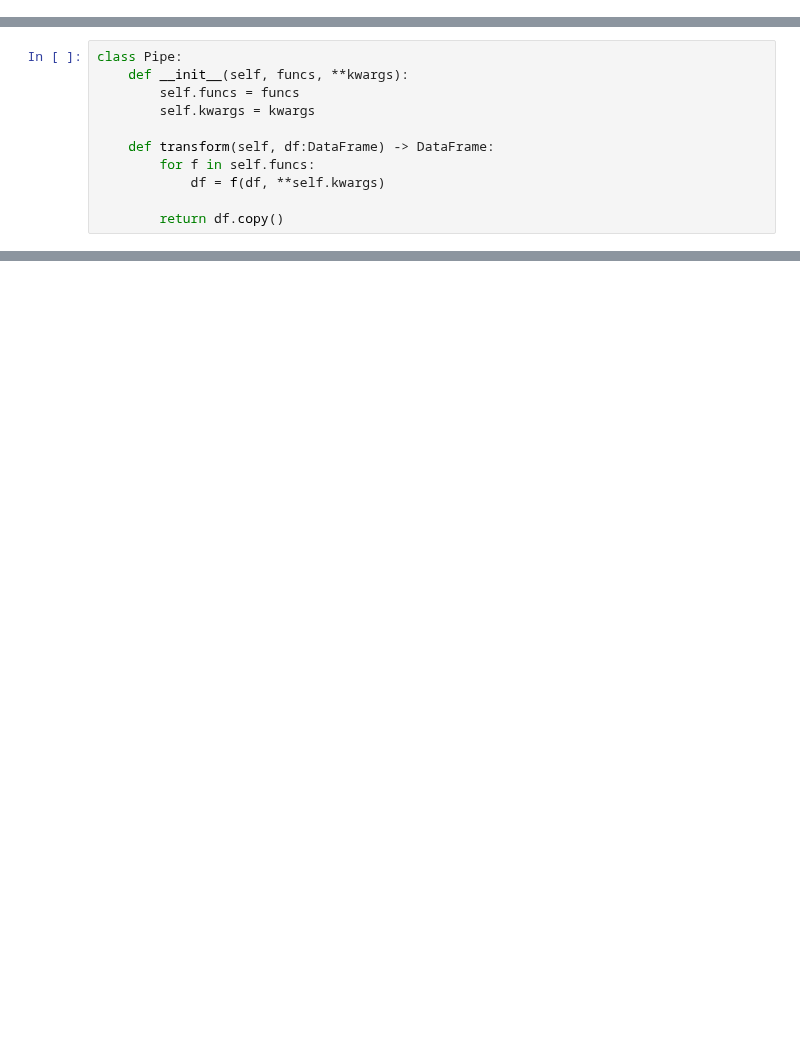
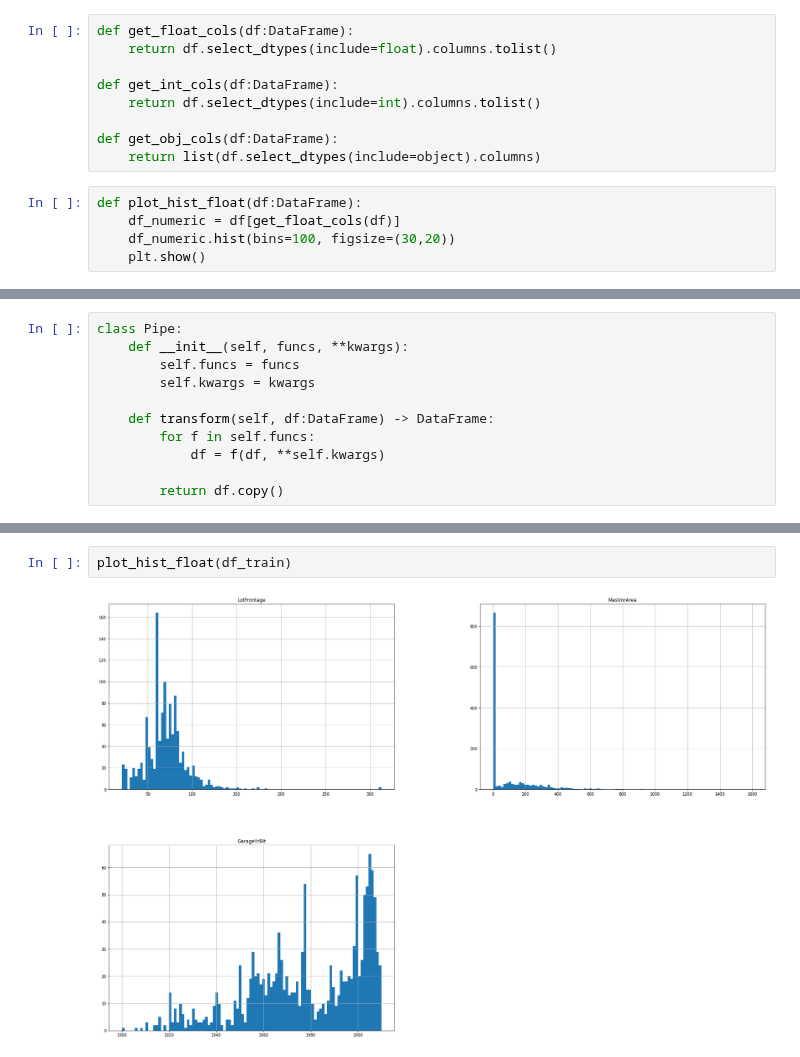
Before and after one commit to vburenkov/ML, a Jupyter notebook: HW3_Burenkov.ipynb, the cells around one changed output, grey strips where cells are left out. Cells and saved outputs as stored; diff of their text form; blank space fills up the shorter version.

```diff
--- a/HW3_Burenkov.ipynb
+++ b/HW3_Burenkov.ipynb
@@ -17,0 +21,14 @@ pd.set_option('display.max_colwidth', None)
+# %%
+def get_float_cols(df:DataFrame):
+    return df.select_dtypes(include=float).columns.tolist()
+
+def get_int_cols(df:DataFrame):
+    return df.select_dtypes(include=int).columns.tolist()
+
+def get_obj_cols(df:DataFrame):
+    return list(df.select_dtypes(include=object).columns)
+# %%
+def plot_hist_float(df:DataFrame):
+    df_numeric = df[get_float_cols(df)]
+    df_numeric.hist(bins=100, figsize=(30,20))
+    plt.show()
@@ -46,0 +105,4 @@ df_train
+# %%
+plot_hist_float(df_train)
+# %% [output]
+[figure, added]
```
Also changed, not shown: parts of 16 cells of this notebook, 1 other file.
